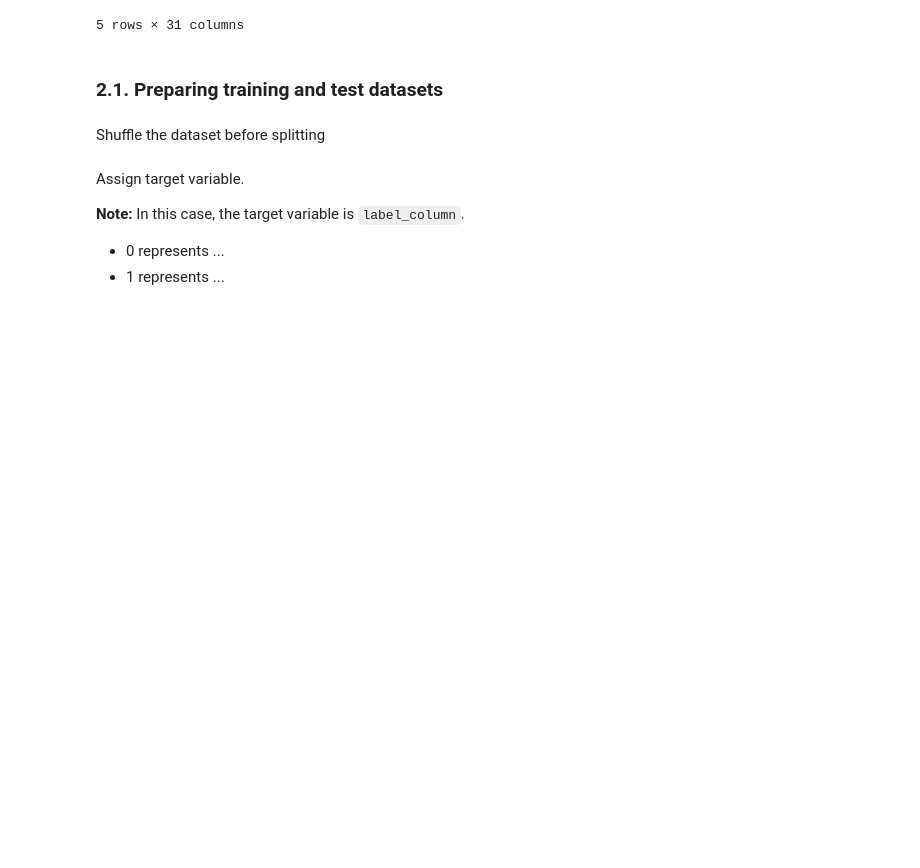
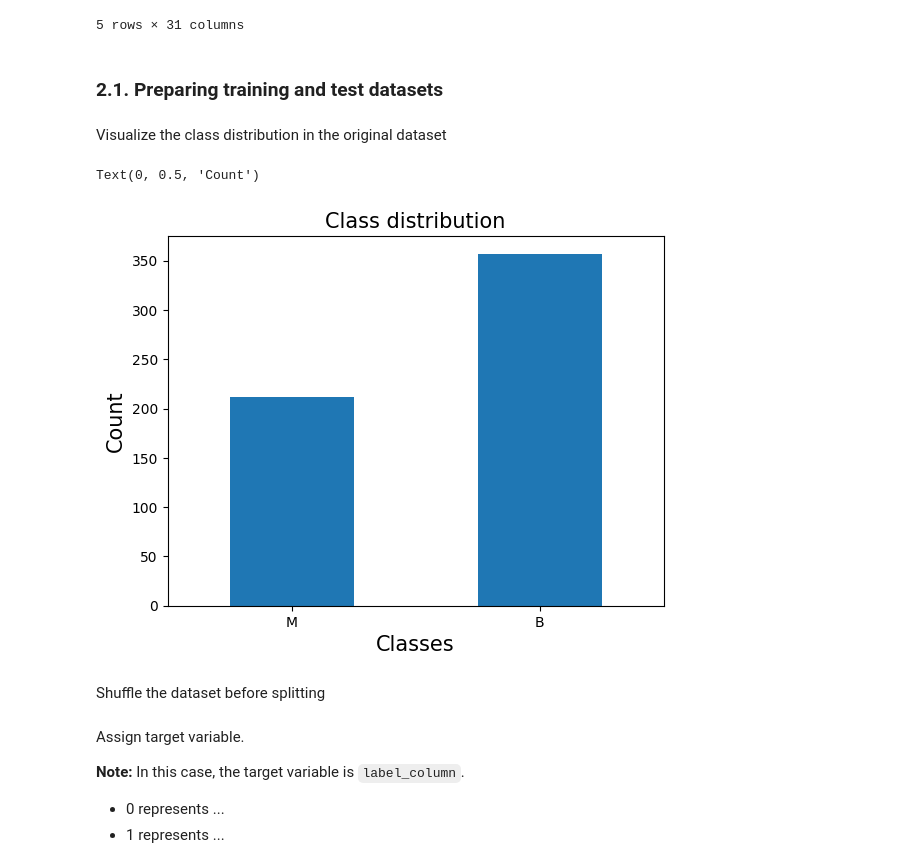
Before and after one commit to duyphuc0701/Project2-AI-Decision-Tree, a Jupyter notebook: breast_cancer/breast_cancer.ipynb, the cells around one changed output. Saved outputs shown, nothing was run; the diff lists cells and outputs as text; code cells hidden in the pictures; blank space fills up the shorter version.

Commit message:
Visualize original dataset

```diff
--- a/breast_cancer/breast_cancer.ipynb
+++ b/breast_cancer/breast_cancer.ipynb
@@ -152,3 +153,5 @@ data1.head()
 5 rows × 31 columns
 # %% [markdown]
 ### **2.1. Preparing training and test datasets**
+# %% [markdown]
+Visualize the class distribution in the original dataset
@@ -155,3 +169,12 @@ data1.head()
+# %%
+data["diagnosis"].value_counts(sort=False).plot(kind='bar')
+plt.title('Class distribution', fontsize = 15)
+plt.xlabel('Classes', fontsize = 15)
+plt.xticks(rotation=360)
+plt.ylabel('Count', fontsize = 15)
+# %% [output]
+Text(0, 0.5, 'Count')
+[figure, added]
 # %% [markdown]
 Shuffle the dataset before splitting
 # %%
```
Also changed, not shown: parts of 6 cells of this notebook.
